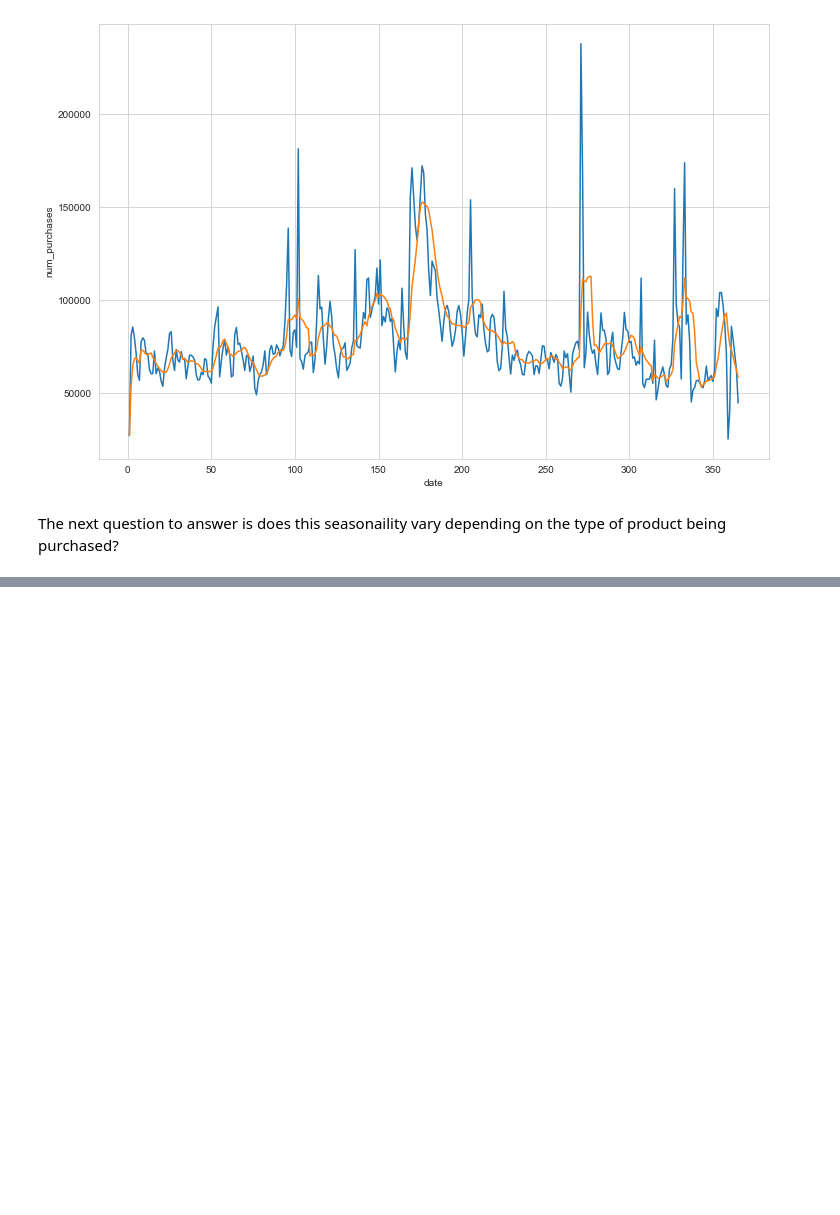
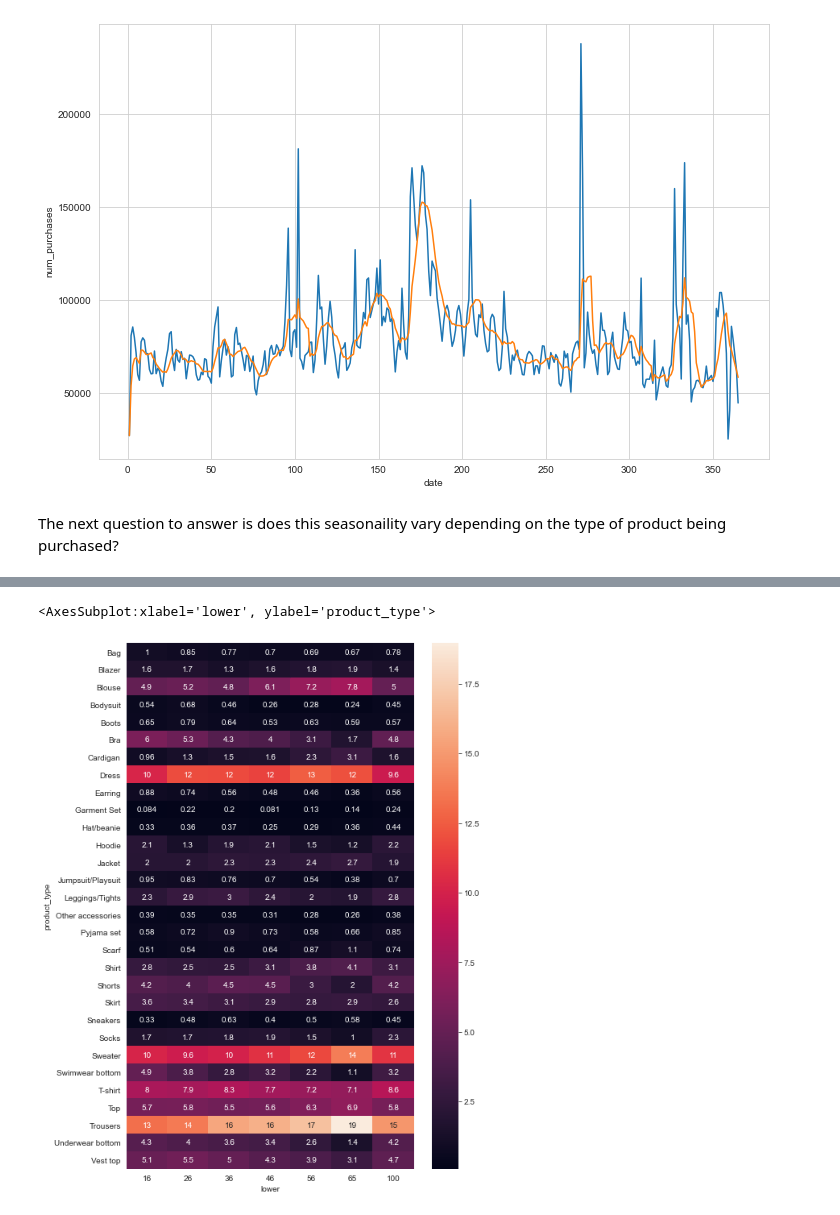
Before and after one commit to Grant592/H-M_recs, a Jupyter notebook: H-M_recommendation.ipynb, the cells around one changed output, grey strips where cells are left out. Drawn from its saved outputs; the diff is of its cells as text; code cells hidden in the pictures; blank space fills up the shorter version.

```diff
--- a/H-M_recommendation.ipynb
+++ b/H-M_recommendation.ipynb
@@ -209,0 +250,15 @@ plt.legend()
+# %%
+# Join the two dataframes and calculate the proportions
+df_total = pd.DataFrame([dict(record) for record in total_by_age])
+df_prod = pd.DataFrame([dict(record) for record in total_by_age_product])
+df_all = pd.merge(df_total, df_prod, how='inner', on=['lower', 'upper'])
+df_all['prod_proportion'] = df_all['num_prod_purchases'] / df_all['total_purchases']
+# %%
+# Pivot the dataframe so it can be plotted as a heatmap
+df_pivot = pd.pivot(df_all, 'lower', 'product_type', 'prod_proportion')
+# %%
+plt.figure(figsize = (8,12))
+sns.heatmap(df_pivot.T*100, annot=df_pivot.T.values*100)
+# %% [output]
+<AxesSubplot:xlabel='lower', ylabel='product_type'>
+[figure, added]
```
Also changed, not shown: parts of 4 cells of this notebook.
